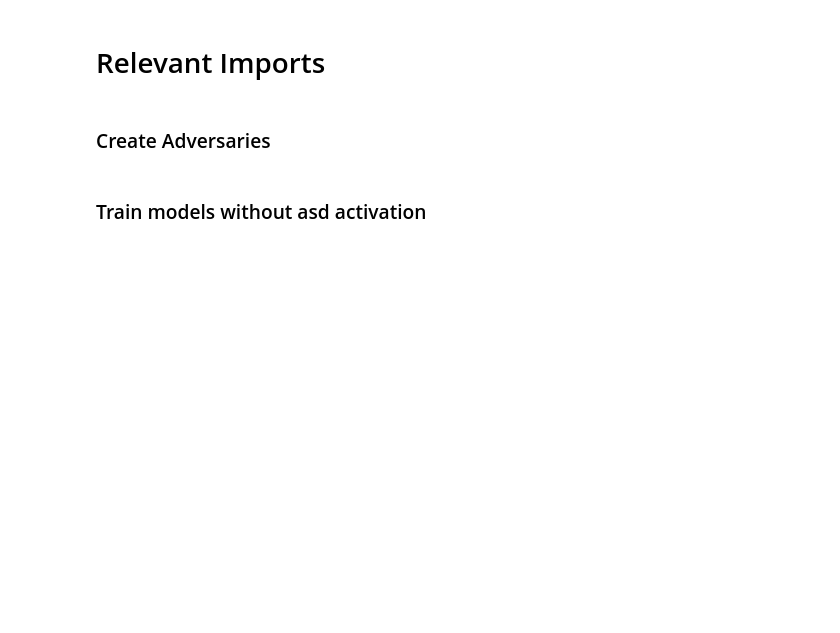
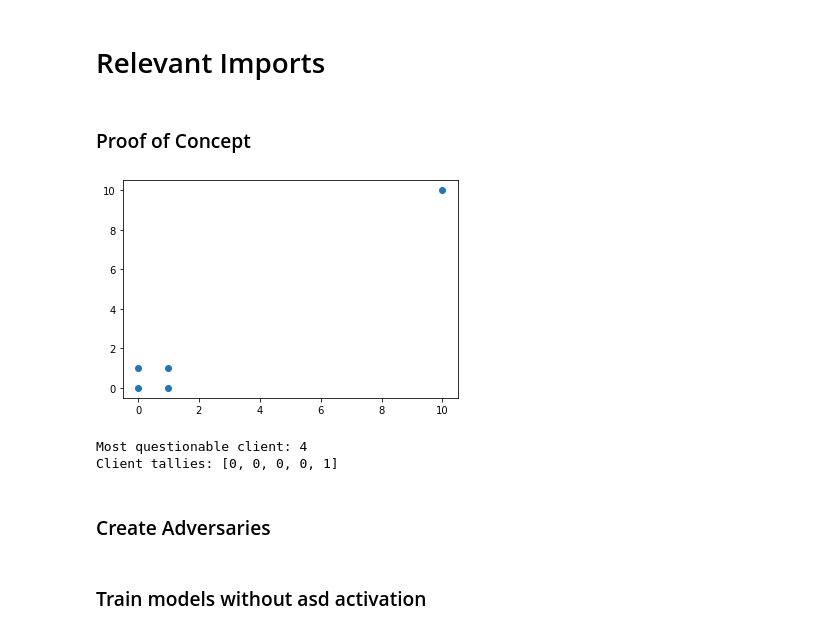
Before and after one commit to Josiah-Wallis/Adversarial-Stealth-Detection, a Jupyter notebook: initial_analysis.ipynb, the cells around one changed output. Cells and saved outputs as stored; diff of their text form; code cells hidden in the pictures; blank space fills up the shorter version.

```diff
--- a/initial_analysis.ipynb
+++ b/initial_analysis.ipynb
@@ -6,6 +6,23 @@ import matplotlib.pyplot as plt
 from distribute_data import Datasets
 from fedavg import FederatedSystem
 from asd import *
+# %% [markdown]
+### Proof of Concept
+# %%
+W = np.array([[[0,0]], [[1,1]], [[0,1]], [[1,0]], [[10, 10]]])
+b = np.array([[[0,0]], [[0,0]], [[0,0]], [[0,0]], [[0, 0]]])
+tally = [0, 0, 0, 0, 0]
+
+qClients = asd_cancel(W, b, tally)
+plt.scatter(W[:, :, 0], W[:, :, 1])
+plt.show()
+
+print(f'Most questionable client: {qClients[0]}')
+print(f'Client tallies: {tally}')
+# %% [output]
+[figure, added]
+Most questionable client: 4
+Client tallies: [0, 0, 0, 0, 1]
 # %% [markdown]
 ### Create Adversaries
 # %%
```
Also changed, not shown: parts of 7 cells of this notebook.
